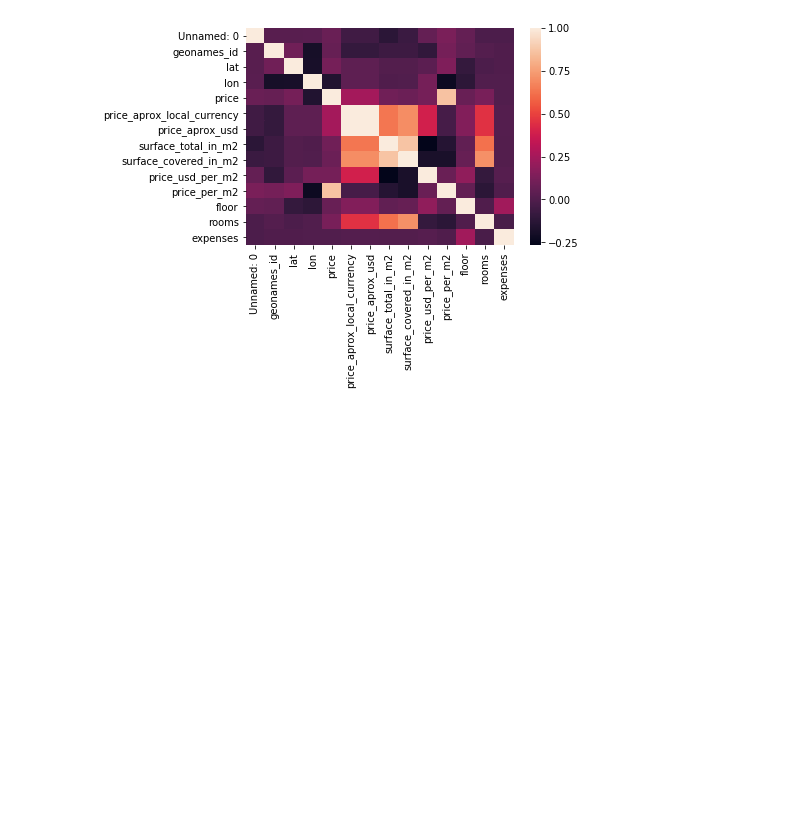
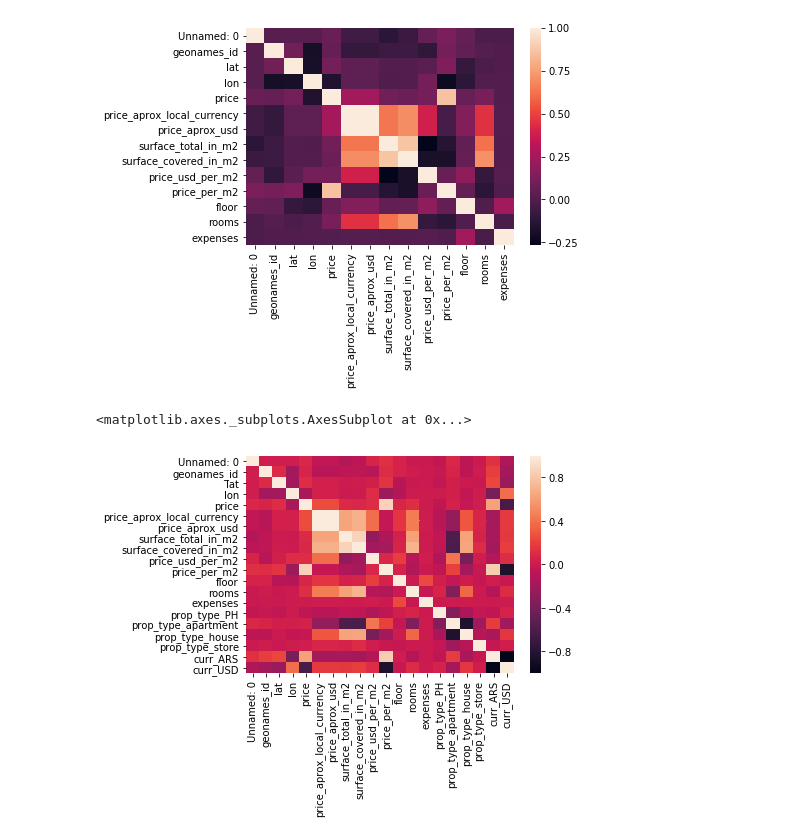
Before and after one commit to Villamaru/stunning-octo-waffle, a Jupyter notebook: 2-Modificacion_de_datos.ipynb, the cells around one changed output. Cells and saved outputs as stored; diff of their text form; code cells hidden in the pictures; blank space fills up the shorter version.

Commit message:
Conversion de las columnas property_type y currency en dummies

```diff
--- a/2-Modificacion_de_datos.ipynb
+++ b/2-Modificacion_de_datos.ipynb
@@ -41,3 +41,11 @@ sns.heatmap(properati.corr())
 # %% [output]
 <matplotlib.axes._subplots.AxesSubplot at 0x...>
 [figure]
+# %%
+
+properati = pd.get_dummies(properati,["prop_type","curr"],columns=["property_type","currency"])
+# %%
+sns.heatmap(properati.corr())
+# %% [output]
+<matplotlib.axes._subplots.AxesSubplot at 0x...>
+[figure, added]
```
Also changed, not shown: parts of 1 cell of this notebook.
